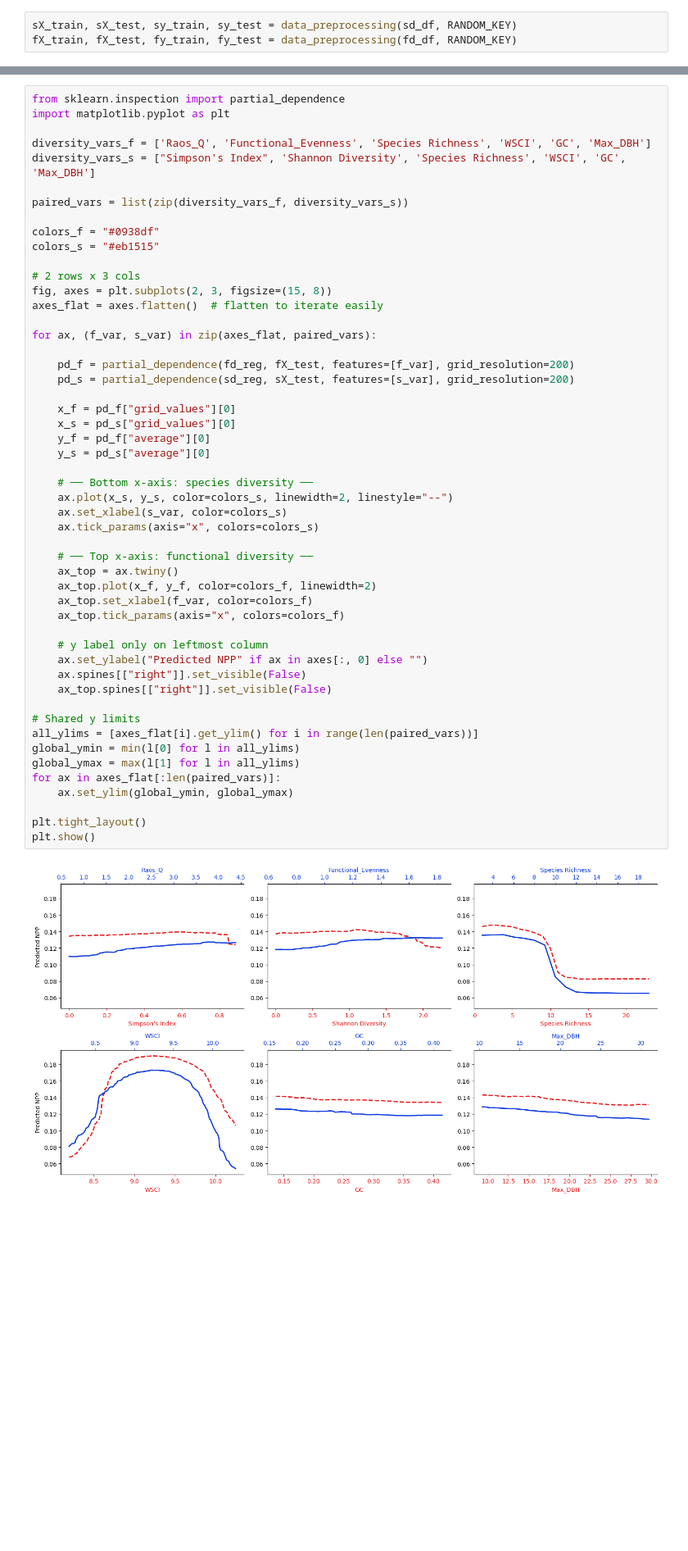
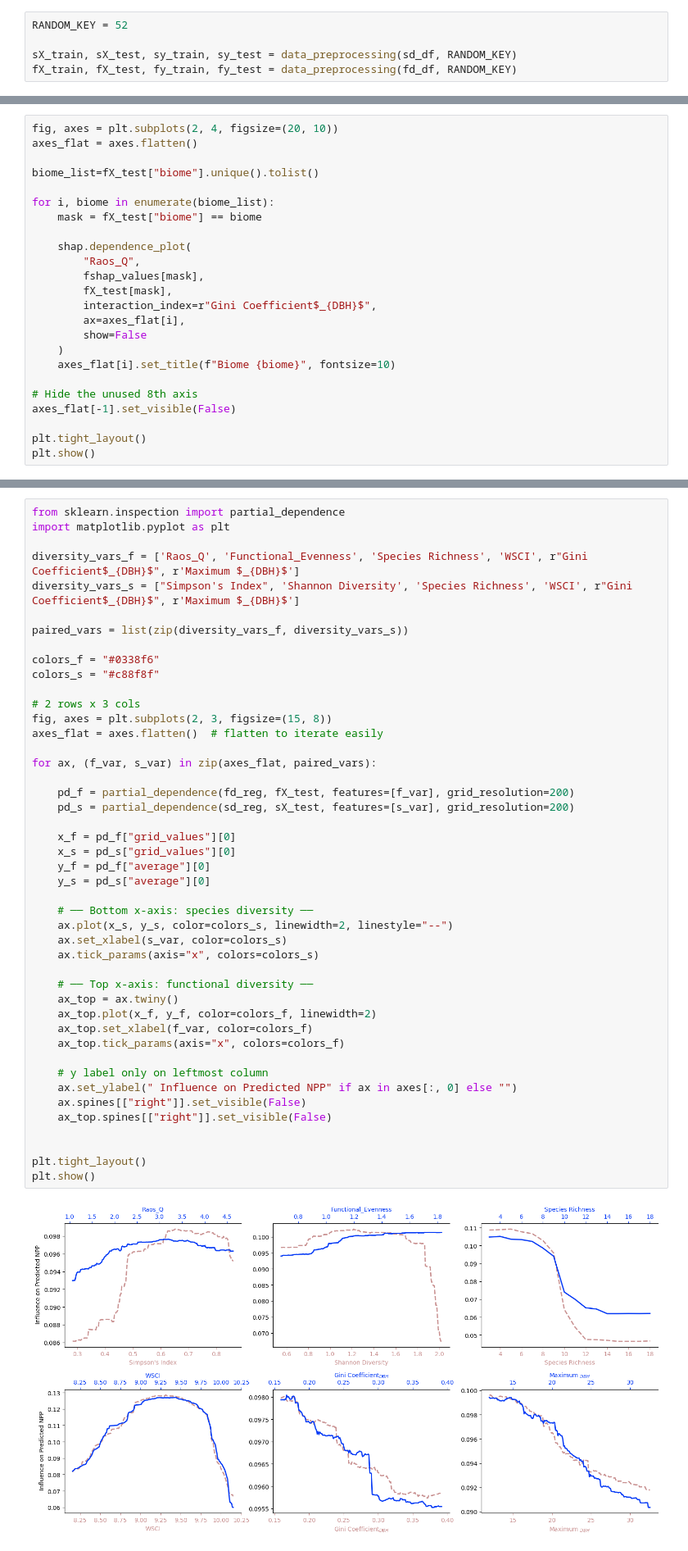
Before and after one commit to qiulinlx/FD_Stability, a Jupyter notebook: model_notebook.ipynb, the cells around one changed output, grey strips where cells are left out. Shown at 82% size. Drawn from its saved outputs; the diff is of its cells as text; blank space fills up the shorter version.

```diff
--- a/model_notebook.ipynb
+++ b/model_notebook.ipynb
@@ -100,4 +145,6 @@ def data_preprocessing (df, RANDOM_KEY=RANDOM_KEY):
 # %%
+RANDOM_KEY = 52
+
 sX_train, sX_test, sy_train, sy_test = data_preprocessing(sd_df, RANDOM_KEY)
 fX_train, fX_test, fy_train, fy_test = data_preprocessing(fd_df, RANDOM_KEY)
 # %%
@@ -188,0 +234,24 @@ shap_exp = shap.Explanation(
+# %%
+fig, axes = plt.subplots(2, 4, figsize=(20, 10))
+axes_flat = axes.flatten()
+
+biome_list=fX_test["biome"].unique().tolist()
+
+for i, biome in enumerate(biome_list):
+    mask = fX_test["biome"] == biome
+
+    shap.dependence_plot(
+        "Raos_Q",
+        fshap_values[mask],
+        fX_test[mask],
+        interaction_index=r"Gini Coefficient$_{DBH}$",
+        ax=axes_flat[i],
+        show=False
+    )
+    axes_flat[i].set_title(f"Biome {biome}", fontsize=10)
+
+# Hide the unused 8th axis
+axes_flat[-1].set_visible(False)
+
+plt.tight_layout()
+plt.show()
@@ -190,13 +261,13 @@ shap_exp = shap.Explanation(
 from sklearn.inspection import partial_dependence
 import matplotlib.pyplot as plt
 
-diversity_vars_f = ['Raos_Q', 'Functional_Evenness', 'Species Richness', 'WSCI', 'GC', 'Max_DBH']
-diversity_vars_s = ["Simpson's Index", 'Shannon Diversity', 'Species Richness', 'WSCI', 'GC', 'Max_DBH']
+diversity_vars_f = ['Raos_Q', 'Functional_Evenness', 'Species Richness', 'WSCI', r"Gini Coefficient$_{DBH}$", r'Maximum $_{DBH}$']
+diversity_vars_s = ["Simpson's Index", 'Shannon Diversity', 'Species Richness', 'WSCI', r"Gini Coefficient$_{DBH}$", r'Maximum $_{DBH}$']
 
 paired_vars = list(zip(diversity_vars_f, diversity_vars_s))
 
-colors_f = "#0938df"
-colors_s = "#eb1515"
+colors_f = "#0338f6"
+colors_s = "#c88f8f"
 
 # 2 rows x 3 cols
 fig, axes = plt.subplots(2, 3, figsize=(15, 8))
@@ -204,39 +275,33 @@ axes_flat = axes.flatten()  # flatten to iterate easily
 
 for ax, (f_var, s_var) in zip(axes_flat, paired_vars):
 
     pd_f = partial_dependence(fd_reg, fX_test, features=[f_var], grid_resolution=200)
     pd_s = partial_dependence(sd_reg, sX_test, features=[s_var], grid_resolution=200)
 
     x_f = pd_f["grid_values"][0]
     x_s = pd_s["grid_values"][0]
     y_f = pd_f["average"][0]
     y_s = pd_s["average"][0]
 
     # ── Bottom x-axis: species diversity ──
     ax.plot(x_s, y_s, color=colors_s, linewidth=2, linestyle="--")
     ax.set_xlabel(s_var, color=colors_s)
     ax.tick_params(axis="x", colors=colors_s)
 
     # ── Top x-axis: functional diversity ──
     ax_top = ax.twiny()
     ax_top.plot(x_f, y_f, color=colors_f, linewidth=2)
     ax_top.set_xlabel(f_var, color=colors_f)
     ax_top.tick_params(axis="x", colors=colors_f)
 
     # y label only on leftmost column
-    ax.set_ylabel("Predicted NPP" if ax in axes[:, 0] else "")
+    ax.set_ylabel(" Influence on Predicted NPP" if ax in axes[:, 0] else "")
     ax.spines[["right"]].set_visible(False)
     ax_top.spines[["right"]].set_visible(False)
 
-# Shared y limits
-all_ylims = [axes_flat[i].get_ylim() for i in range(len(paired_vars))]
-global_ymin = min(l[0] for l in all_ylims)
-global_ymax = max(l[1] for l in all_ylims)
-for ax in axes_flat[:len(paired_vars)]:
-    ax.set_ylim(global_ymin, global_ymax)
 
 plt.tight_layout()
 plt.show()
 # %% [output]
-[figure, old version]
+[figure, new version]
 # %%
```
Also changed, not shown: parts of 14 cells of this notebook.
